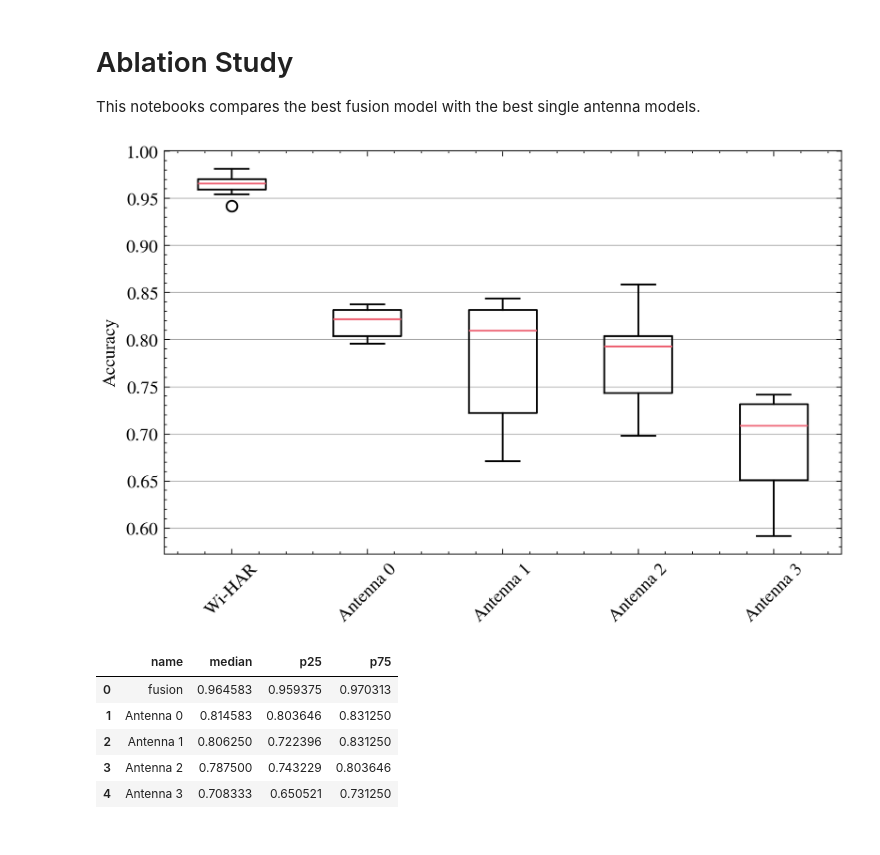
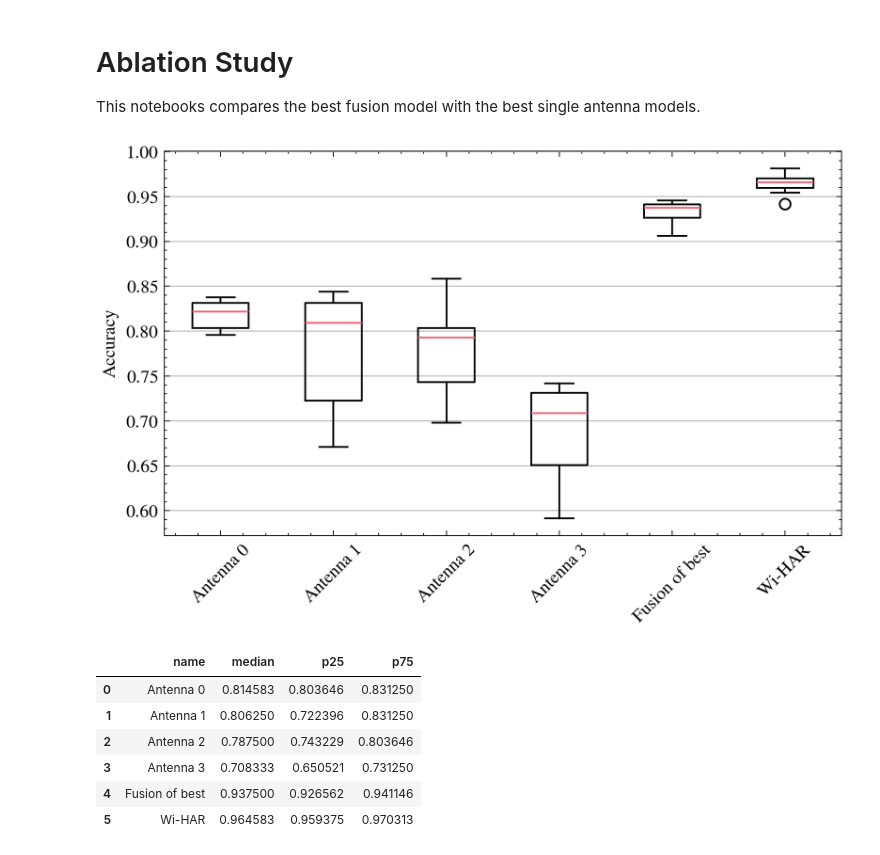
Before and after one commit to LucaCtt/csi-vae, a Jupyter notebook: notebooks/ablation.ipynb, the cells around one changed output. Drawn from its saved outputs; the diff is of its cells as text; code cells hidden in the pictures.

Commit message:
feat: Add fusion of best to ablation study

```diff
--- a/notebooks/ablation.ipynb
+++ b/notebooks/ablation.ipynb
@@ -10,8 +10,10 @@ import pandas as pd
 import scienceplots  # noqa: F401  # noqa: F401
 import torch
 
-from csi_vae.jobs import JobSettings
-from csi_vae.studies import get_best_model, read_studies
+from csi_vae.jobs import JobSettings, dataset, fusion, vae
+from csi_vae.jobs.evaluator import Evaluator
+from csi_vae.jobs.job import init_rng, make_dataloader
+from csi_vae.studies import StudyResult, get_best_model, read_studies
 
 plt.style.use(["science", "no-latex", "bright"])
 plt.rcParams.update({"figure.dpi": 300})
@@ -19,18 +21,17 @@ plt.rcParams.update({"figure.dpi": 300})
 settings = JobSettings()
 
 OUT_DIR = Path("../out")
-FUSION_LAUNCH_DIR = OUT_DIR / "fusion"
+WI_HAR_LAUNCH_DIR = OUT_DIR / "fusion"
+WI_HAR_WEIGHTS_DIR = Path("../weights/fusion")
 SINGLE_LAUNCH_DIRS = [OUT_DIR / f"antenna_{i}" for i in range(settings.n_antennas)]
-FUSION_WEIGHTS_DIR = Path("../weights/fusion")
 SINGLE_WEIGHTS_DIR = [Path(f"../weights/antenna_{i}") for i in range(settings.n_antennas)]
-
 PLOTS_DIR = OUT_DIR / "plots"
 DEVICE = torch.device("cuda" if torch.cuda.is_available() else "cpu")
 
 PLOTS_DIR.mkdir(exist_ok=True)
 # %%
-fusion_studies = read_studies(FUSION_LAUNCH_DIR)
-single_studies = [read_studies(launch_dir) for launch_dir in SINGLE_LAUNCH_DIRS]
+wi_har_studies = read_studies(str(WI_HAR_LAUNCH_DIR))
+single_studies = [read_studies(str(launch_dir)) for launch_dir in SINGLE_LAUNCH_DIRS]
 
-fusion_best_model = get_best_model(fusion_studies)
+wi_har_best_model = get_best_model(wi_har_studies)
 single_best_models = [get_best_model(studies) for studies in single_studies]
@@ -37,31 +106,23 @@ single_best_models = [get_best_model(studies) for studies in single_studies]
 # %%
-fusion_results = list(fusion_best_model.accuracies_per_seed.values())
+wi_har_results = list(wi_har_best_model.accuracies_per_seed.values())
 single_results = [list(model.accuracies_per_seed.values()) for model in single_best_models]
 
-data = [fusion_results] + [single_results[a] for a in range(len(single_results))]
-labels = ["Wi-HAR"] + [f"Antenna {a}" for a in range(len(single_results))]
+data = [single_results[a] for a in range(len(single_results))] + [fusion_of_best_results, wi_har_results]
+labels = [f"Antenna {a}" for a in range(len(single_results))] + ["Fusion of best", "Wi-HAR"]
 
 plt.figure(figsize=(6, 4))
 plt.boxplot(data, tick_labels=labels)
 
 plt.ylabel("Accuracy")
 plt.xticks(rotation=45)
 plt.tight_layout()
 plt.grid(axis="y")
 plt.savefig(PLOTS_DIR / "ablation.pdf")
 plt.show()
 # %% [output]
-[figure, old version]
+[figure, new version]
 # %%
 ablation_df = []
-
-fusion = {
-    "name": "fusion",
-    "median": torch.median(torch.tensor(fusion_results)).item(),
-    "p25": torch.quantile(torch.tensor(fusion_results), 0.25).item(),
-    "p75": torch.quantile(torch.tensor(fusion_results), 0.75).item(),
-}
-ablation_df.append(fusion)
 
 for a in range(len(single_results)):
     single = {
@@ -72,12 +133,29 @@ for a in range(len(single_results)):
     }
     ablation_df.append(single)
 
+fusion_of_best = {
+    "name": "Fusion of best",
+    "median": torch.median(torch.tensor(fusion_of_best_results)).item(),
+    "p25": torch.quantile(torch.tensor(fusion_of_best_results), 0.25).item(),
+    "p75": torch.quantile(torch.tensor(fusion_of_best_results), 0.75).item(),
+}
+ablation_df.append(fusion_of_best)
+
+wi_har = {
+    "name": "Wi-HAR",
+    "median": torch.median(torch.tensor(wi_har_results)).item(),
+    "p25": torch.quantile(torch.tensor(wi_har_results), 0.25).item(),
+    "p75": torch.quantile(torch.tensor(wi_har_results), 0.75).item(),
+}
+ablation_df.append(wi_har)
+
 ablation_df = pd.DataFrame(ablation_df)
 ablation_df
 # %% [output]
 |  | name | median | p25 | p75 |
-| 0 | fusion | 0.964583 | 0.959375 | 0.970313 |
-| 1 | Antenna 0 | 0.814583 | 0.803646 | 0.831250 |
-| 2 | Antenna 1 | 0.806250 | 0.722396 | 0.831250 |
-| 3 | Antenna 2 | 0.787500 | 0.743229 | 0.803646 |
-| 4 | Antenna 3 | 0.708333 | 0.650521 | 0.731250 |
+| 0 | Antenna 0 | 0.814583 | 0.803646 | 0.831250 |
+| 1 | Antenna 1 | 0.806250 | 0.722396 | 0.831250 |
+| 2 | Antenna 2 | 0.787500 | 0.743229 | 0.803646 |
+| 3 | Antenna 3 | 0.708333 | 0.650521 | 0.731250 |
+| 4 | Fusion of best | 0.937500 | 0.926562 | 0.941146 |
+| 5 | Wi-HAR | 0.964583 | 0.959375 | 0.970313 |
```
Also changed, not shown: parts of 1 cell of this notebook, 2 other files.
